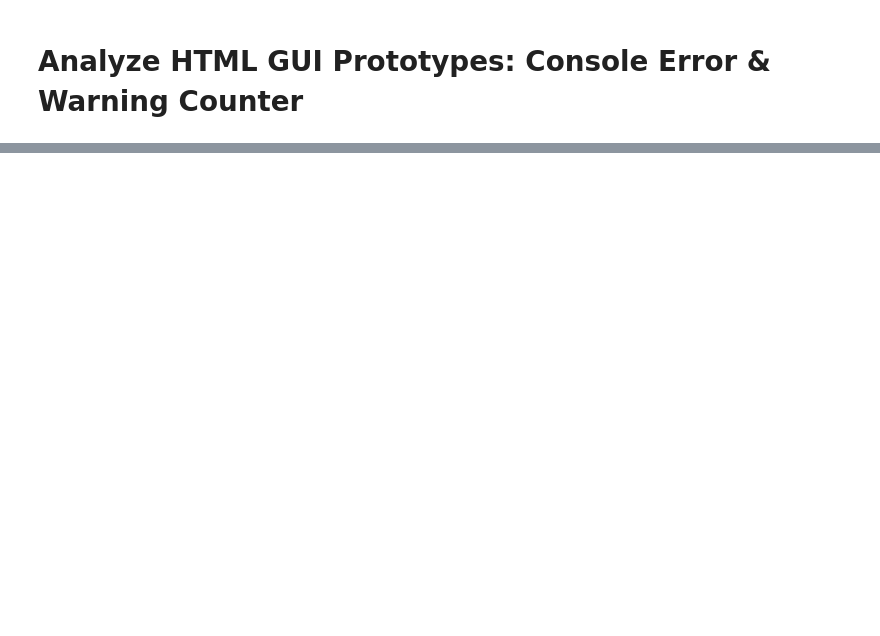
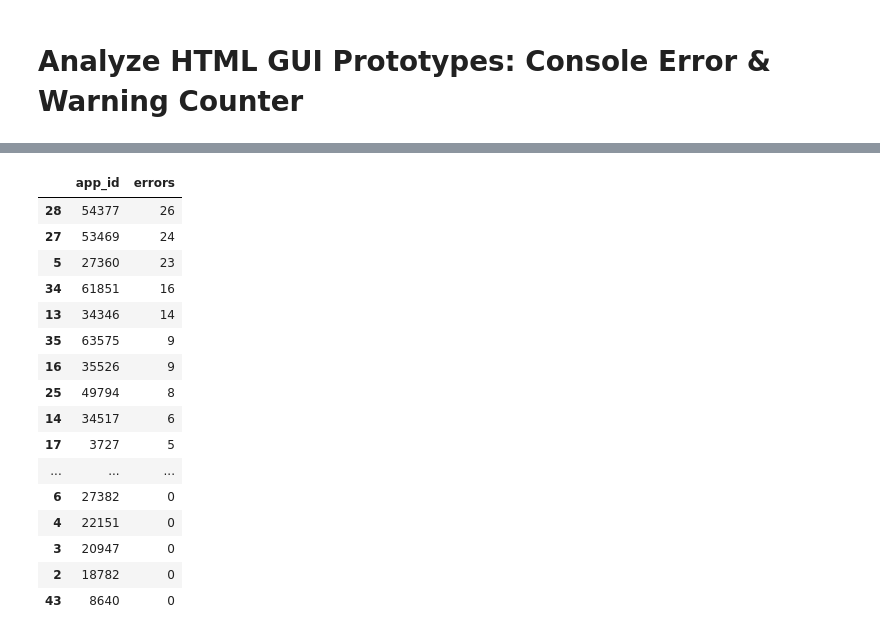
Before and after one commit to mmarolt/gui-prototyping-analysis, a Jupyter notebook: quantitative_analysis/analyze_prototypes_console_logs.ipynb, the cells around one changed output, grey strips where cells are left out. Cells and saved outputs as stored; diff of their text form; code cells hidden in the pictures; blank space fills up the shorter version.

```diff
--- a/quantitative_analysis/analyze_prototypes_console_logs.ipynb
+++ b/quantitative_analysis/analyze_prototypes_console_logs.ipynb
@@ -58,3 +72,27 @@ df
 # %%
 # Save to CSV
 df.to_csv('prototypes_console_errors.csv', index=False, sep=';')
+# %%
+df = pd.DataFrame(results)
+agg_errors = df.groupby('app_id', as_index=False)['errors'].sum()
+agg_errors_sorted = agg_errors.sort_values(by='errors', ascending=False)
+
+agg_errors_sorted
+# %% [output]
+|  | app_id | errors |
+| 28 | 54377 | 26 |
+| 27 | 53469 | 24 |
+| 5 | 27360 | 23 |
+| 34 | 61851 | 16 |
+| 13 | 34346 | 14 |
+| 35 | 63575 | 9 |
+| 16 | 35526 | 9 |
+| 25 | 49794 | 8 |
+| 14 | 34517 | 6 |
+| 17 | 3727 | 5 |
+| ... | ... | ... |
+| 6 | 27382 | 0 |
+| 4 | 22151 | 0 |
+| 3 | 20947 | 0 |
+| 2 | 18782 | 0 |
+| 43 | 8640 | 0 |
```
Also changed, not shown: parts of 1 cell of this notebook, 2 other files.
